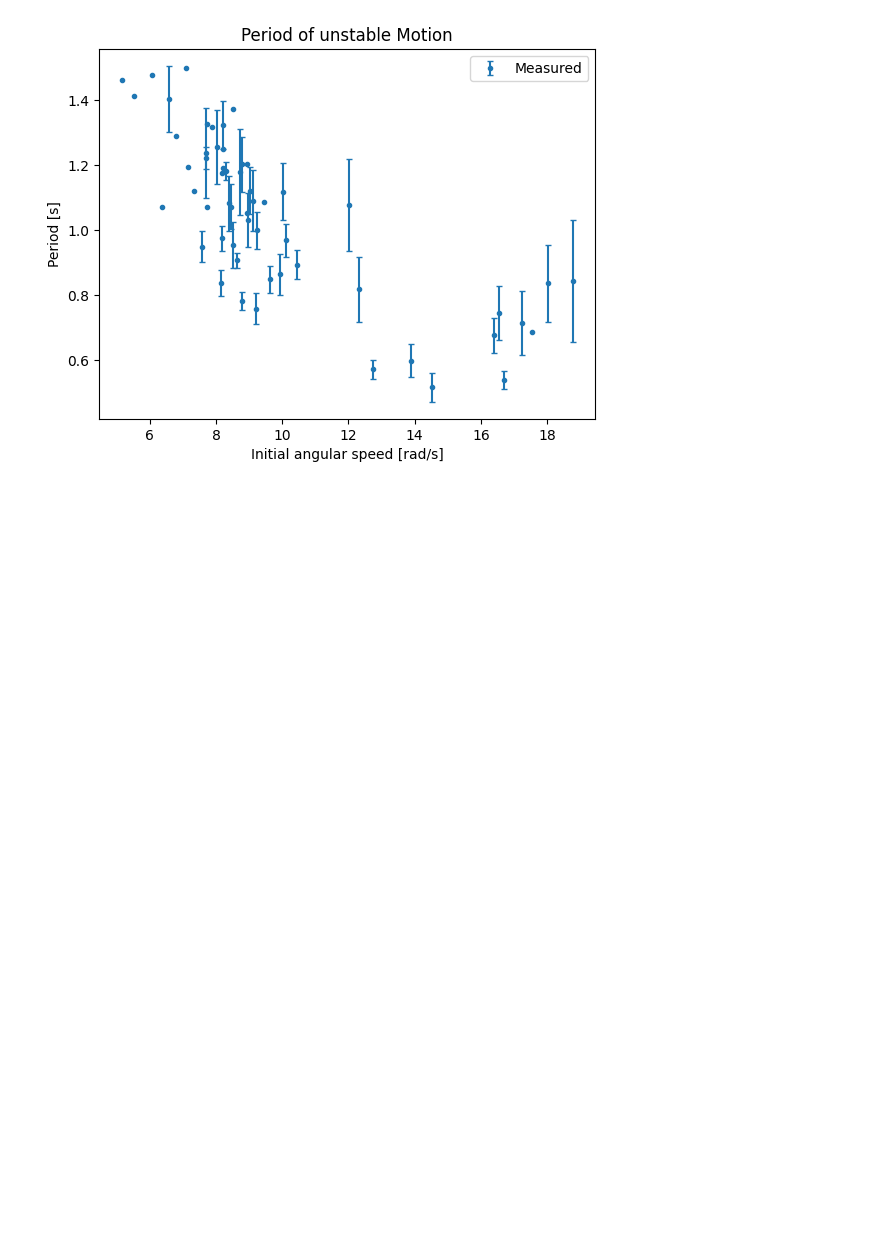
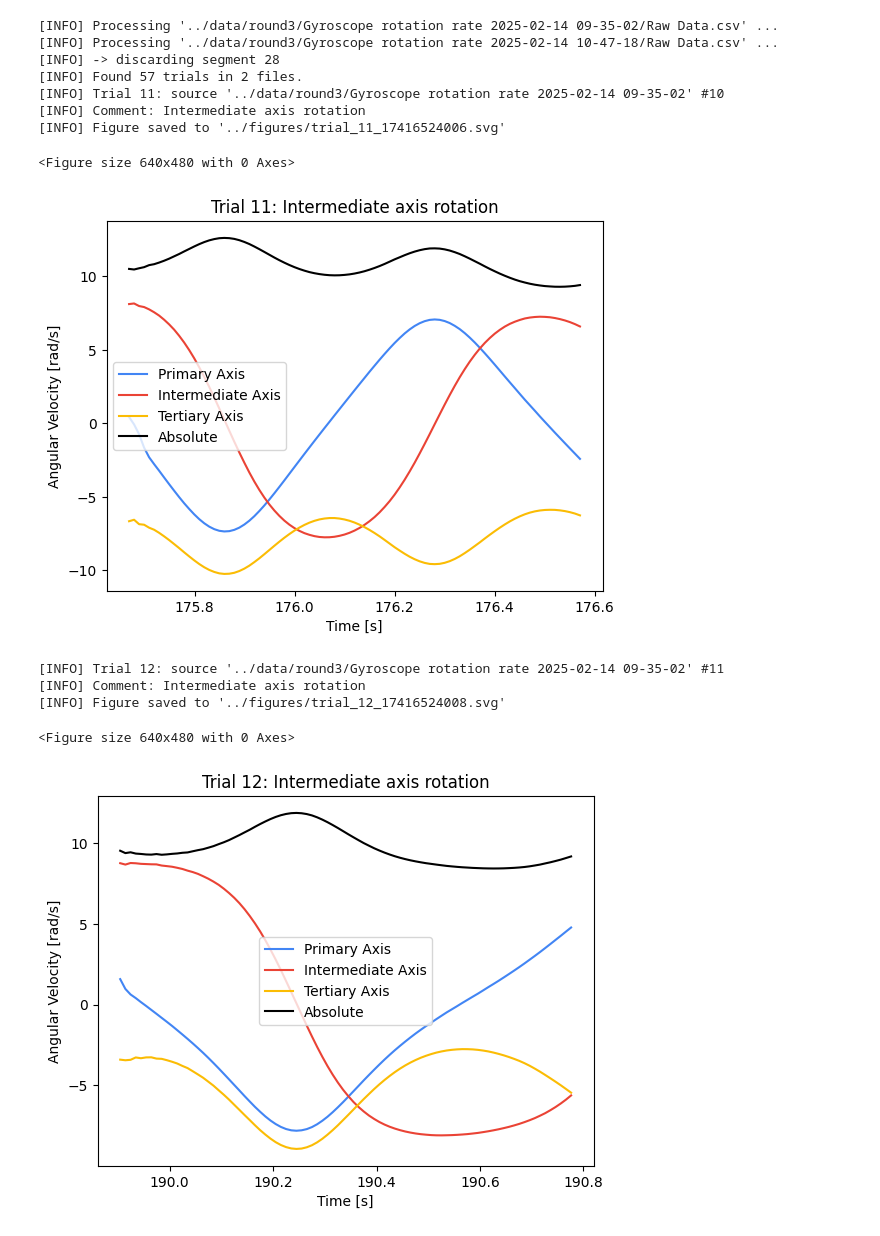
Before and after one commit to fbubbar/sci1-t2, a Jupyter notebook: analyse/round3.ipynb, the cells around one changed output. Saved outputs shown, nothing was run; the diff lists cells and outputs as text; code cells hidden in the pictures; blank space fills up the shorter version.

```diff
--- a/analyse/round3.ipynb
+++ b/analyse/round3.ipynb
@@ -29,8 +7,0 @@ plot_trials_w(trials[i:i+1], meta[i:i+1])
-# %%
-I = box_moi(*PHONE_DIMS, PHONE_MASS)
-
-for trial in trials:
-    add_angular_momentum(trial, I)
-
-# first half
-# plot_trials_L(trials[:mi], meta[:mi])
@@ -68,4 +8,24 @@ Results for segment 5 of ../data/round3/Gyroscope rotation rate 2025-02-14 09-35
-# %%
-plot_speed_vs_period(period_data)
-# %% [output]
-[figure, removed]
+# %%
+trials, meta = load_files('round3')
+
+for trial in trials:
+    add_angular_momentum(trial, PRQ_I)
+
+i = 10
+n = 10
+plot_trials_w(trials[i:i+n], meta[i:i+n], manual_is=range(i,i+n))
+# %% [output]
+[INFO] Processing '../data/round3/Gyroscope rotation rate 2025-02-14 09-35-02/Raw Data.csv' ...
+[INFO] Processing '../data/round3/Gyroscope rotation rate 2025-02-14 10-47-18/Raw Data.csv' ...
+[INFO] -> discarding segment 28
+[INFO] Found 57 trials in 2 files.
+[INFO] Trial 11: source '../data/round3/Gyroscope rotation rate 2025-02-14 09-35-02' #10
+[INFO] Comment: Intermediate axis rotation
+[INFO] Figure saved to '../figures/trial_11_17416524006.svg'
+<Figure size 640x480 with 0 Axes>
+[figure, added]
+[INFO] Trial 12: source '../data/round3/Gyroscope rotation rate 2025-02-14 09-35-02' #11
+[INFO] Comment: Intermediate axis rotation
+[INFO] Figure saved to '../figures/trial_12_17416524008.svg'
+<Figure size 640x480 with 0 Axes>
+[figure, added]
```
Also changed, not shown: parts of 6 cells of this notebook, 2 other files.
